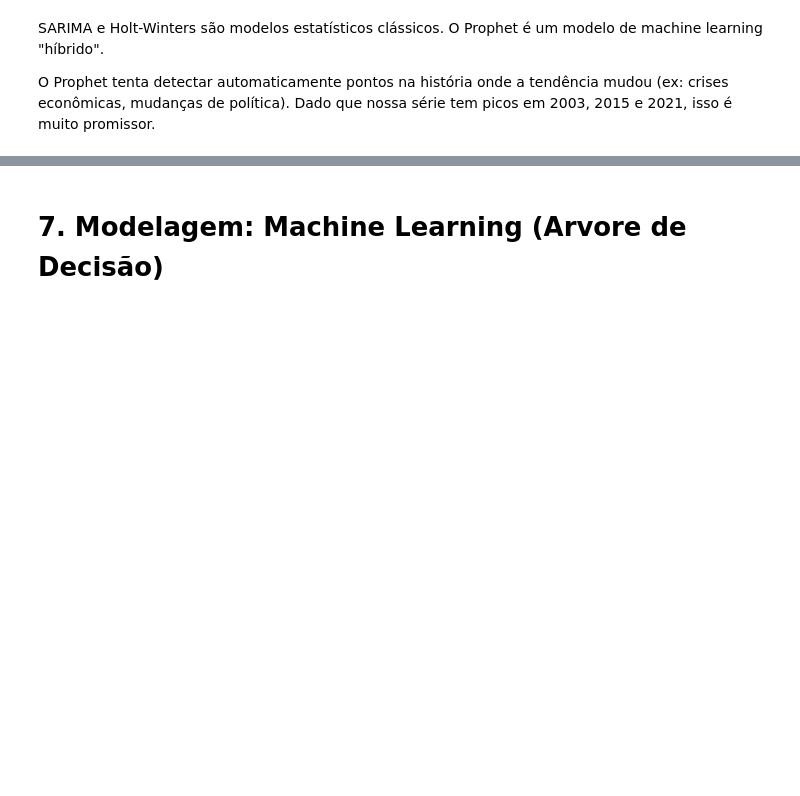
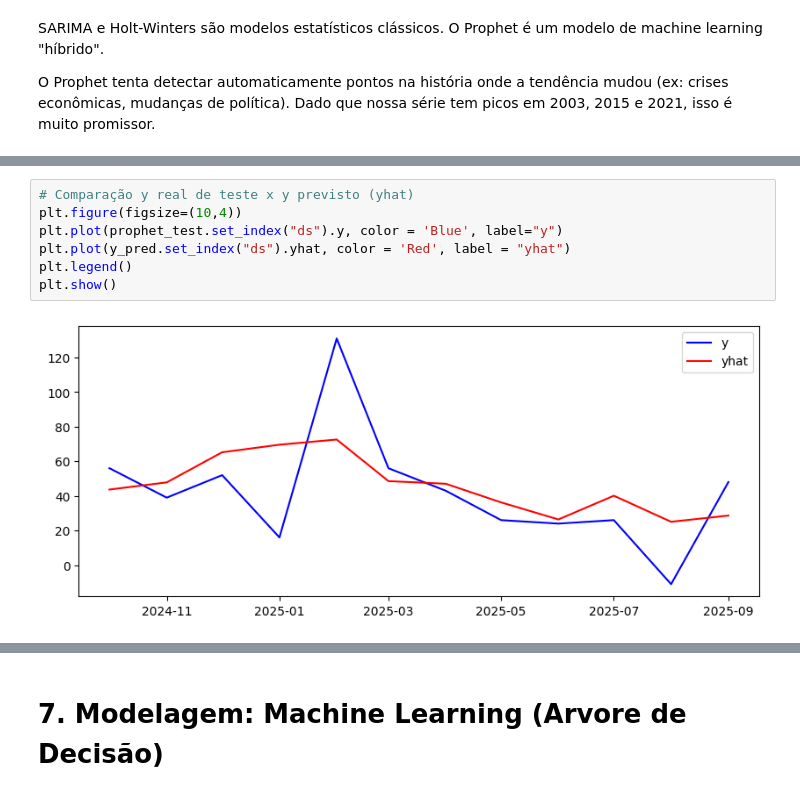
Before and after one commit to MariaPompiani/time_series_analysis_technique, a Jupyter notebook: time_series_analysis_inflation.ipynb, the cells around one changed output, grey strips where cells are left out. Saved outputs shown, nothing was run; the diff lists cells and outputs as text; blank space fills up the shorter version.

```diff
--- a/time_series_analysis_inflation.ipynb
+++ b/time_series_analysis_inflation.ipynb
@@ -678,0 +777,9 @@ O Prophet tenta detectar automaticamente pontos na história onde a tendência m
+# %%
+# Comparação y real de teste x y previsto (yhat)
+plt.figure(figsize=(10,4))
+plt.plot(prophet_test.set_index("ds").y, color = 'Blue', label="y")
+plt.plot(y_pred.set_index("ds").yhat, color = 'Red', label = "yhat")
+plt.legend()
+plt.show()
+# %% [output]
+[figure, added]
```
Also changed, not shown: parts of 13 cells of this notebook.
